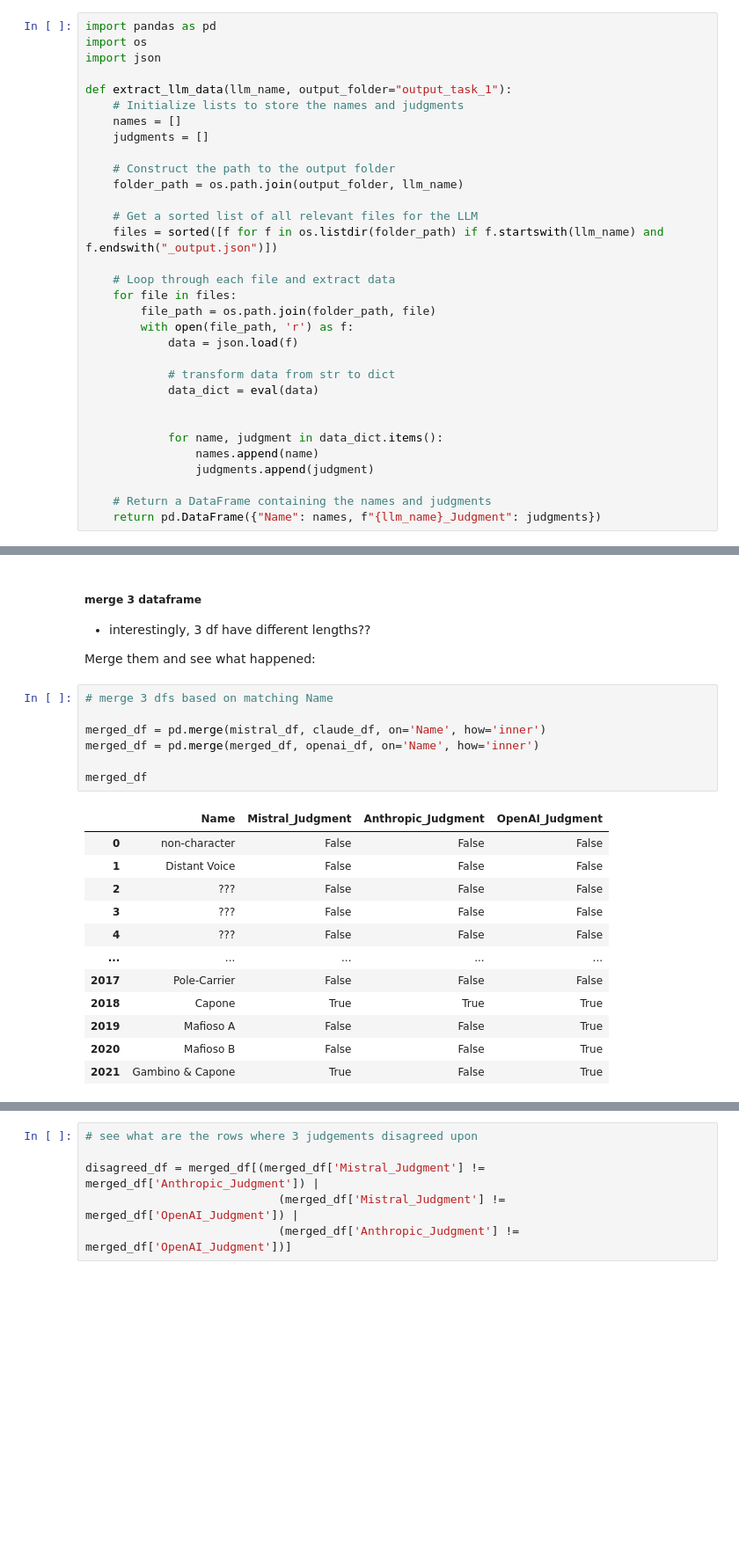
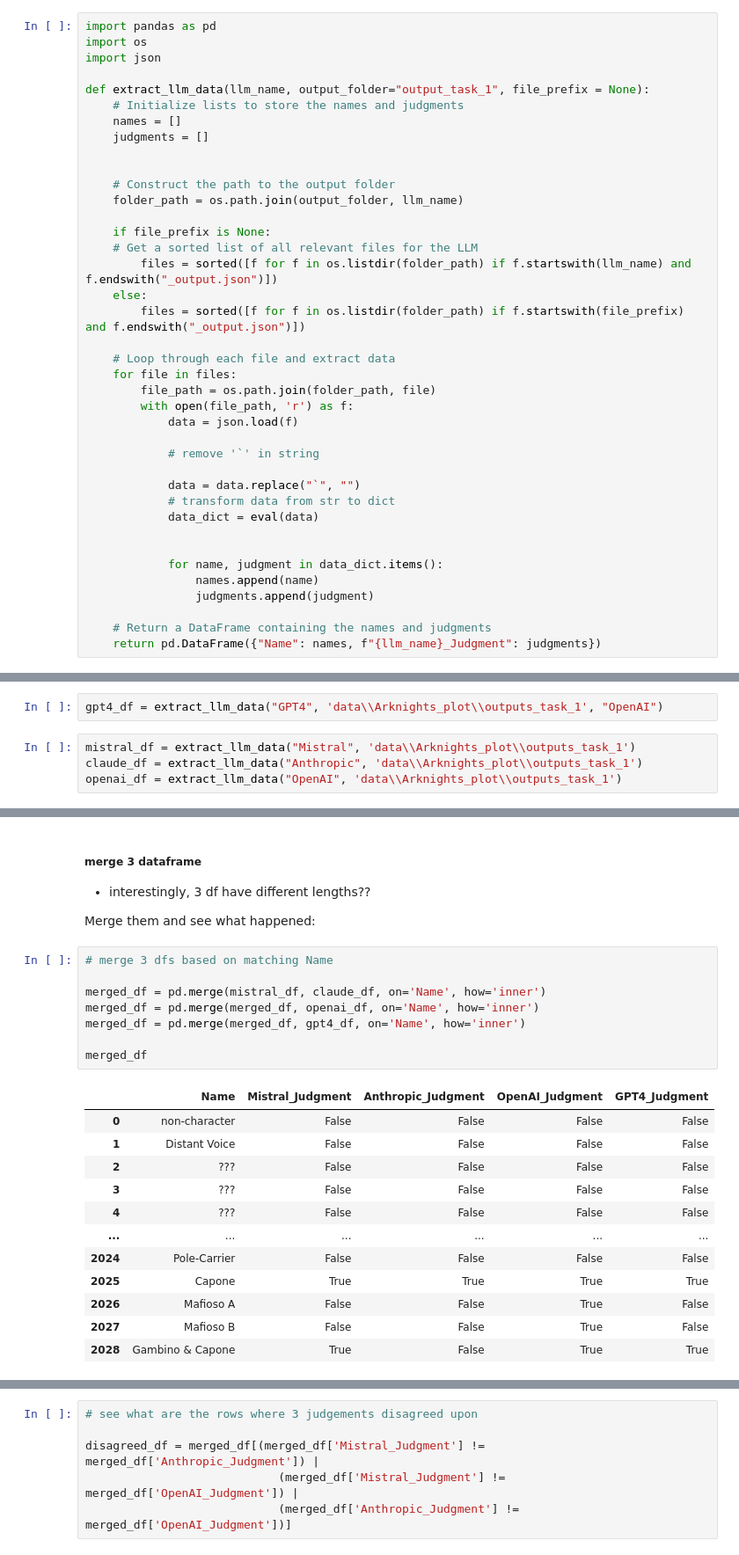
Before and after one commit to Marugannwg/Game-Narrative-Space-Medley, a Jupyter notebook: LLM_interactions.ipynb, the cells around one changed output, grey strips where cells are left out. Shown at 88% size. Cells and saved outputs as stored; diff of their text form; blank space fills up the shorter version.

```diff
--- a/LLM_interactions.ipynb
+++ b/LLM_interactions.ipynb
@@ -423,16 +429,20 @@ import pandas as pd
 import os
 import json
 
-def extract_llm_data(llm_name, output_folder="output_task_1"):
+def extract_llm_data(llm_name, output_folder="output_task_1", file_prefix = None):
     # Initialize lists to store the names and judgments
     names = []
     judgments = []
 
+
     # Construct the path to the output folder
     folder_path = os.path.join(output_folder, llm_name)
 
+    if file_prefix is None:
     # Get a sorted list of all relevant files for the LLM
-    files = sorted([f for f in os.listdir(folder_path) if f.startswith(llm_name) and f.endswith("_output.json")])
+        files = sorted([f for f in os.listdir(folder_path) if f.startswith(llm_name) and f.endswith("_output.json")])
+    else:
+        files = sorted([f for f in os.listdir(folder_path) if f.startswith(file_prefix) and f.endswith("_output.json")])
 
     # Loop through each file and extract data
     for file in files:
@@ -440,6 +450,9 @@ def extract_llm_data(llm_name, output_folder="output_task_1"):
         with open(file_path, 'r') as f:
             data = json.load(f)
 
+            # remove '`' in string
+
+            data = data.replace("`", "")
             # transform data from str to dict
             data_dict = eval(data)
 
@@ -457,3 +466,9 @@ openai_df = extract_llm_data("OpenAI", 'D:\\MACSS PROGRAM\\30122\\MACS-60000-202
+# %%
+gpt4_df = extract_llm_data("GPT4", 'data\\Arknights_plot\\outputs_task_1', "OpenAI")
+# %%
+mistral_df = extract_llm_data("Mistral", 'data\\Arknights_plot\\outputs_task_1')
+claude_df = extract_llm_data("Anthropic", 'data\\Arknights_plot\\outputs_task_1')
+openai_df = extract_llm_data("OpenAI", 'data\\Arknights_plot\\outputs_task_1')
 # %%
 mistral_df
 # %% [output]
@@ -515,20 +546,21 @@ Merge them and see what happened:
 # %%
 # merge 3 dfs based on matching Name
 
 merged_df = pd.merge(mistral_df, claude_df, on='Name', how='inner')
 merged_df = pd.merge(merged_df, openai_df, on='Name', how='inner')
+merged_df = pd.merge(merged_df, gpt4_df, on='Name', how='inner')
 
 merged_df
 # %% [output]
-|  | Name | Mistral_Judgment | Anthropic_Judgment | OpenAI_Judgment |
-| 0 | non-character | False | False | False |
-| 1 | Distant Voice | False | False | False |
-| 2 | ??? | False | False | False |
-| 3 | ??? | False | False | False |
-| 4 | ??? | False | False | False |
-| ... | ... | ... | ... | ... |
-| 2017 | Pole-Carrier | False | False | False |
-| 2018 | Capone | True | True | True |
-| 2019 | Mafioso A | False | False | True |
-| 2020 | Mafioso B | False | False | True |
-| 2021 | Gambino & Capone | True | False | True |
+|  | Name | Mistral_Judgment | Anthropic_Judgment | OpenAI_Judgment | GPT4_Judgment |
+| 0 | non-character | False | False | False | False |
+| 1 | Distant Voice | False | False | False | False |
+| 2 | ??? | False | False | False | False |
+| 3 | ??? | False | False | False | False |
+| 4 | ??? | False | False | False | False |
+| ... | ... | ... | ... | ... | ... |
+| 2024 | Pole-Carrier | False | False | False | False |
+| 2025 | Capone | True | True | True | True |
+| 2026 | Mafioso A | False | False | True | False |
+| 2027 | Mafioso B | False | False | True | False |
+| 2028 | Gambino & Capone | True | False | True | True |
```
Also changed, not shown: parts of 23 cells of this notebook, 46 other files.
